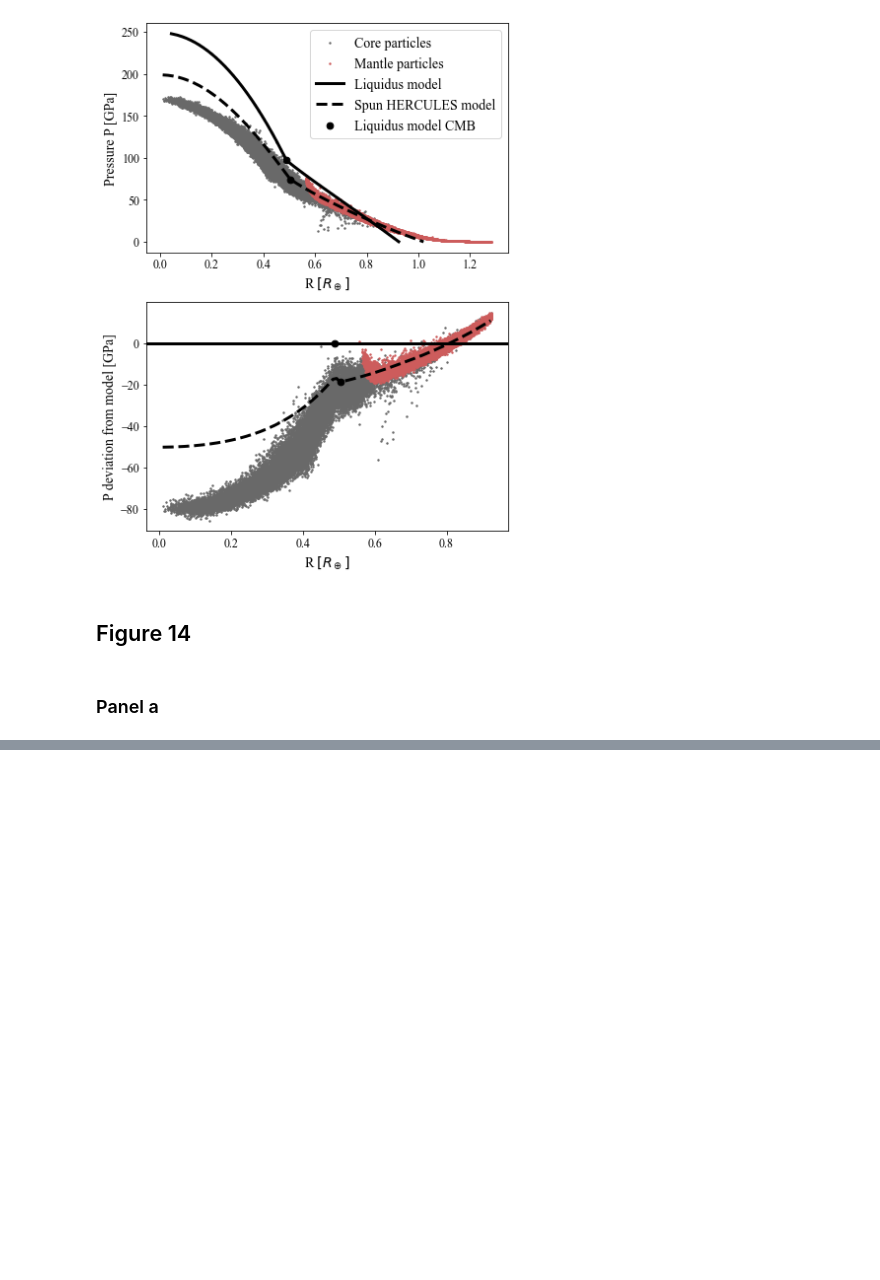
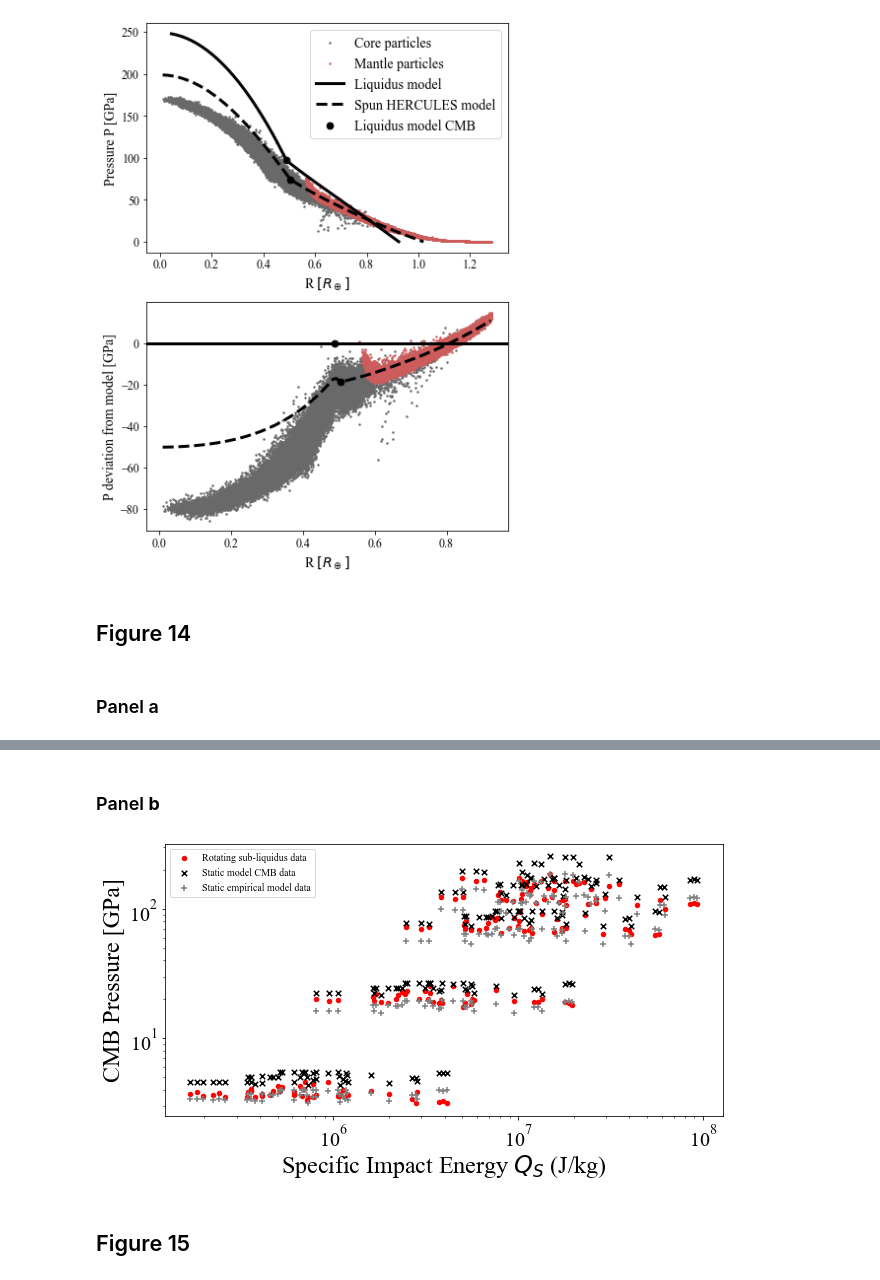
Before and after one commit to PlanetSim/SWIFT-survey-2024-paper-data, a Jupyter notebook: Manuscript_plots_only.ipynb, the cells around one changed output, grey strips where cells are left out. Saved outputs shown, nothing was run; the diff lists cells and outputs as text; code cells hidden in the pictures; blank space fills up the shorter version.

```diff
--- a/Manuscript_plots_only.ipynb
+++ b/Manuscript_plots_only.ipynb
@@ -3344,0 +3438,8 @@ Pvalue_HERC_mass([accretionlist,partialaccretionlist],labels=None,colors='Lz',le
+# %% [markdown]
+### Panel **b**
+# %%
+Pvalue_HERC_QS([accretionlistno90,partialaccretionlistno90],labels=None,colors='Lz',legend=False,markers='size',fp=.73,show=False,plain=True,fit=False,fill=False)#,savefig='Pvalue_QS'
+# %% [output]
+[figure, added]
+# %% [markdown]
+## Figure 15
```
Also changed, not shown: parts of 48 cells of this notebook.
